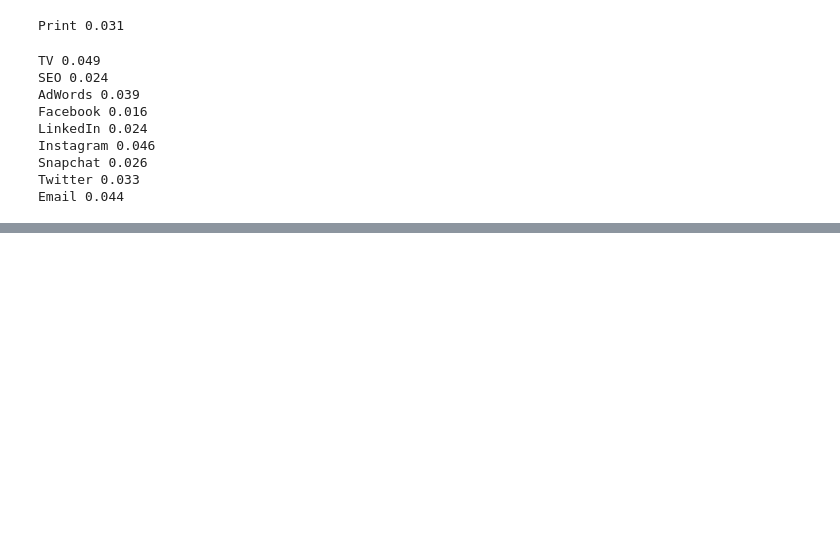
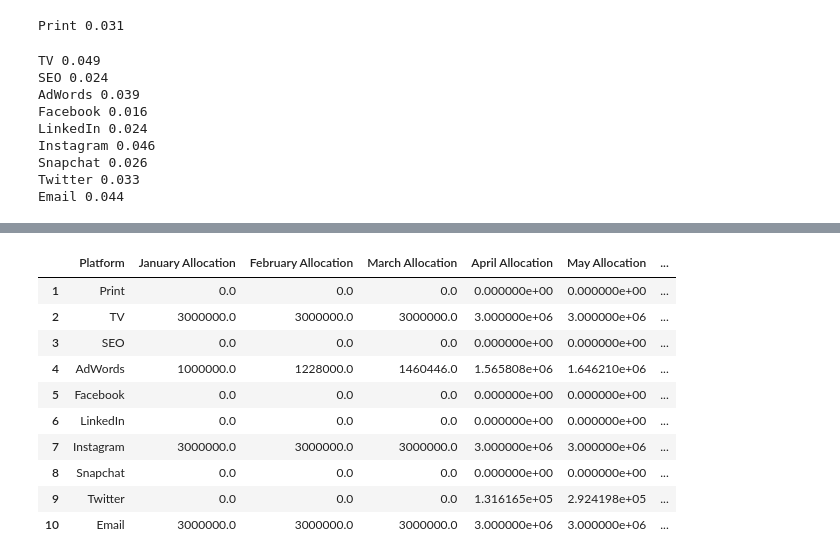
Before and after one commit to vicgpt/Optimization, a Jupyter notebook: project_1/Marketing-Budget-Allocation.ipynb, the cells around one changed output, grey strips where cells are left out. Cells and saved outputs as stored; diff of their text form; code cells hidden in the pictures; blank space fills up the shorter version.

```diff
--- a/project_1/Marketing-Budget-Allocation.ipynb
+++ b/project_1/Marketing-Budget-Allocation.ipynb
@@ -427,0 +463,14 @@ output_df
+# %%
+monthly_allocation_df
+# %% [output]
+|  | Platform | January Allocation | February Allocation | March Allocation | April Allocation | May Allocation | ... |
+| 1 | Print | 0.0 | 0.0 | 0.0 | 0.000000e+00 | 0.000000e+00 | ... |
+| 2 | TV | 3000000.0 | 3000000.0 | 3000000.0 | 3.000000e+06 | 3.000000e+06 | ... |
+| 3 | SEO | 0.0 | 0.0 | 0.0 | 0.000000e+00 | 0.000000e+00 | ... |
+| 4 | AdWords | 1000000.0 | 1228000.0 | 1460446.0 | 1.565808e+06 | 1.646210e+06 | ... |
+| 5 | Facebook | 0.0 | 0.0 | 0.0 | 0.000000e+00 | 0.000000e+00 | ... |
+| 6 | LinkedIn | 0.0 | 0.0 | 0.0 | 0.000000e+00 | 0.000000e+00 | ... |
+| 7 | Instagram | 3000000.0 | 3000000.0 | 3000000.0 | 3.000000e+06 | 3.000000e+06 | ... |
+| 8 | Snapchat | 0.0 | 0.0 | 0.0 | 0.000000e+00 | 0.000000e+00 | ... |
+| 9 | Twitter | 0.0 | 0.0 | 0.0 | 1.316165e+05 | 2.924198e+05 | ... |
+| 10 | Email | 3000000.0 | 3000000.0 | 3000000.0 | 3.000000e+06 | 3.000000e+06 | ... |
```
Also changed, not shown: parts of 28 cells of this notebook.
